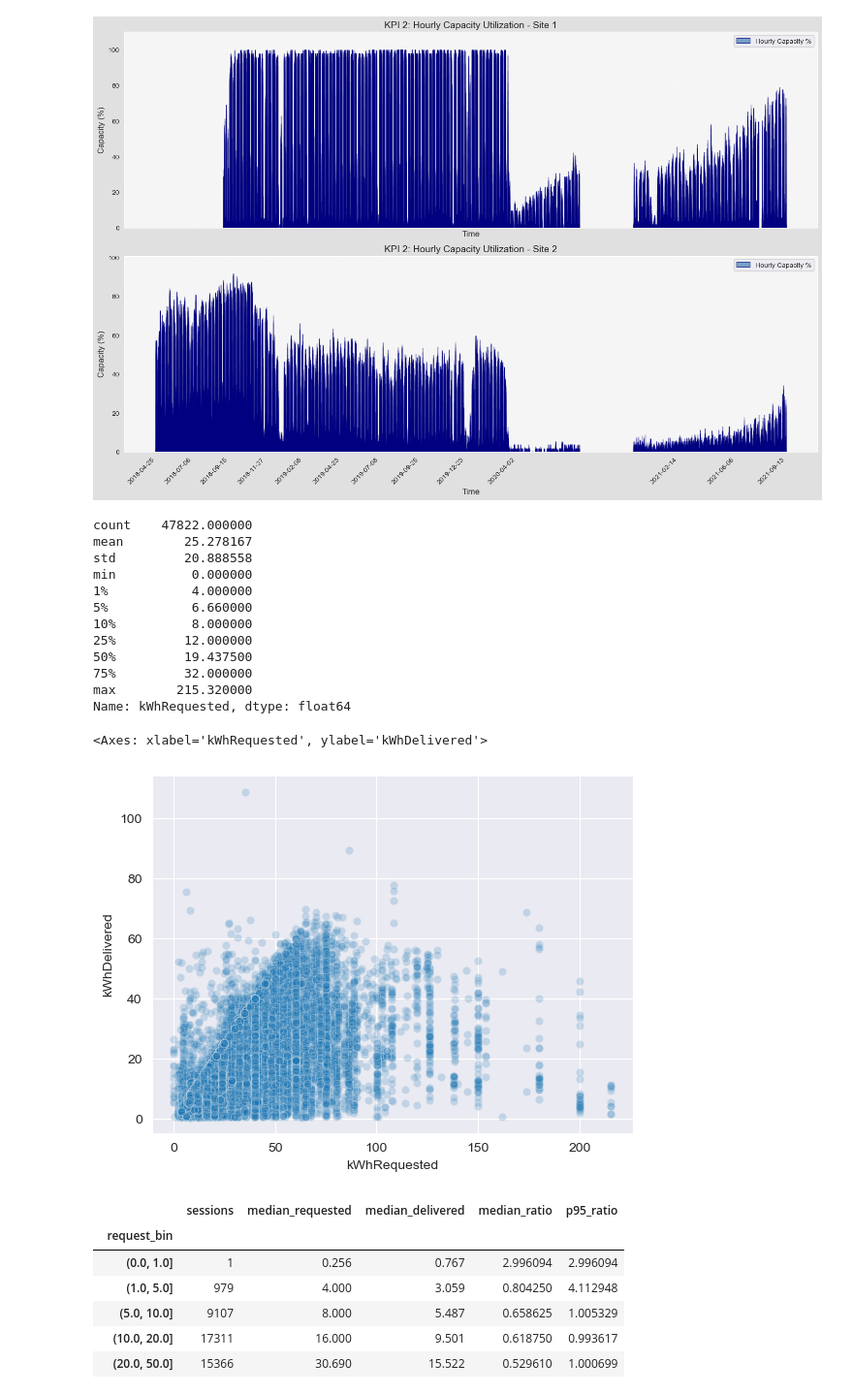
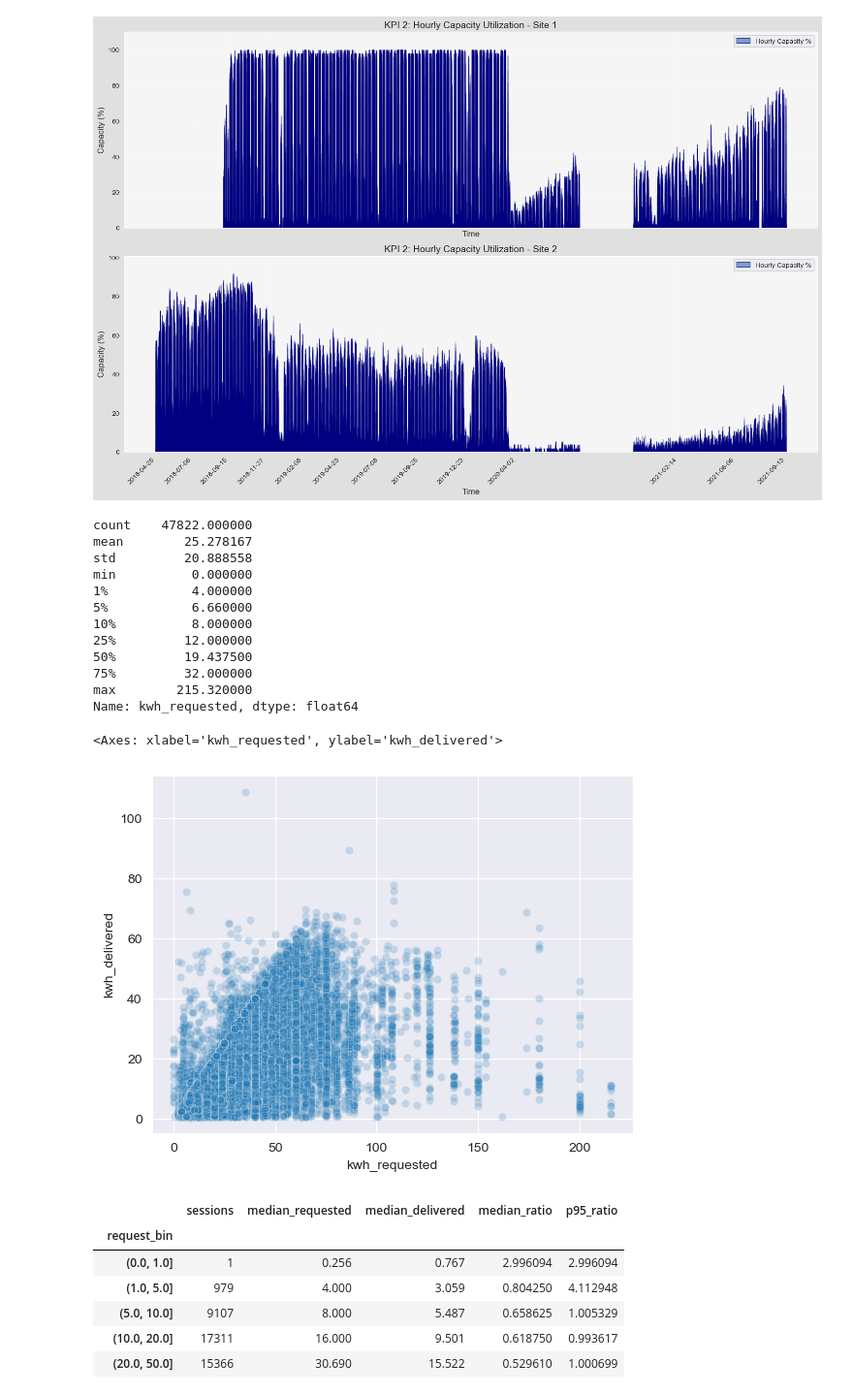
Before and after one commit to dfd0430/wiso, a Jupyter notebook: main.ipynb, the cells around one changed output. Shown at 97% size. Cells and saved outputs as stored; diff of their text form; code cells hidden in the pictures.

```diff
--- a/main.ipynb
+++ b/main.ipynb
@@ -112,6 +113,24 @@ charging_sessions = charging_sessions[[
         "requestedDeparture"
     ]]
 charging_sessions= charging_sessions.drop_duplicates(keep='first')
+
+# rename columns to snake_case
+charging_sessions = charging_sessions.rename(columns={
+    'connectionTime': 'connection_time',
+    'disconnectTime': 'disconnect_time',
+    'doneChargingTime': 'done_charging_time',
+    'kWhDelivered': 'kwh_delivered',
+    'sessionID': 'session_id',
+    'siteID': 'site_id',
+    'stationID': 'station_id',
+    'userID': 'user_id',
+    'WhPerMile': 'wh_per_mile',
+    'kWhRequested': 'kwh_requested',
+    'milesRequested': 'miles_requested',
+    'minutesAvailable': 'minutes_available',
+    'modifiedAt': 'modified_at',
+    'requestedDeparture': 'requested_departure',
+})
 # %%
 # add missing values in temperature data by interpolation
 numeric_cols = ['temperature', 'felt_temperature', 'windspeed', 'pressure','cloud_cover']
@@ -301,8 +325,8 @@ plt.show()
 # KPI 3 - Weighted Fulfillment (Preperation)
 
 # Quantifying intent quality (session level) - Distribution of kWhRequested
-KPI3_df = charging_sessions.copy()
-KPI3_df['kWhRequested'].describe(percentiles=[0.01, 0.05, 0.1, 0.25, 0.5, 0.75])
+kpi3_df = charging_sessions.copy()
+kpi3_df['kwh_requested'].describe(percentiles=[0.01, 0.05, 0.1, 0.25, 0.5, 0.75])
 # %% [output]
 count    47822.000000
 mean        25.278167
@@ -315,21 +339,21 @@ min          0.000000
 50%         19.437500
 75%         32.000000
 max        215.320000
-Name: kWhRequested, dtype: float64
+Name: kwh_requested, dtype: float64
 # %%
 # KPI 3 - Weighted Fulfillment (Preperation)
 
 # Quantifying intent quality (session level) - Relationship between requested and delivered energy
-KPI3_df[['kWhRequested', 'kWhDelivered']].corr()
+kpi3_df[['kwh_requested', 'kwh_delivered']].corr()
 sns.scatterplot(
-    data=KPI3_df,
-    x='kWhRequested',
-    y='kWhDelivered',
+    data=kpi3_df,
+    x='kwh_requested',
+    y='kwh_delivered',
     alpha=0.2
 )
 # %% [output]
-<Axes: xlabel='kWhRequested', ylabel='kWhDelivered'>
+<Axes: xlabel='kwh_requested', ylabel='kwh_delivered'>
-[figure, old version]
+[figure, new version]
 # %%
 # KPI 3 - Weighted Fulfillment (Preperation)
 
```
Also changed, not shown: parts of 23 cells of this notebook, 1 other file.
